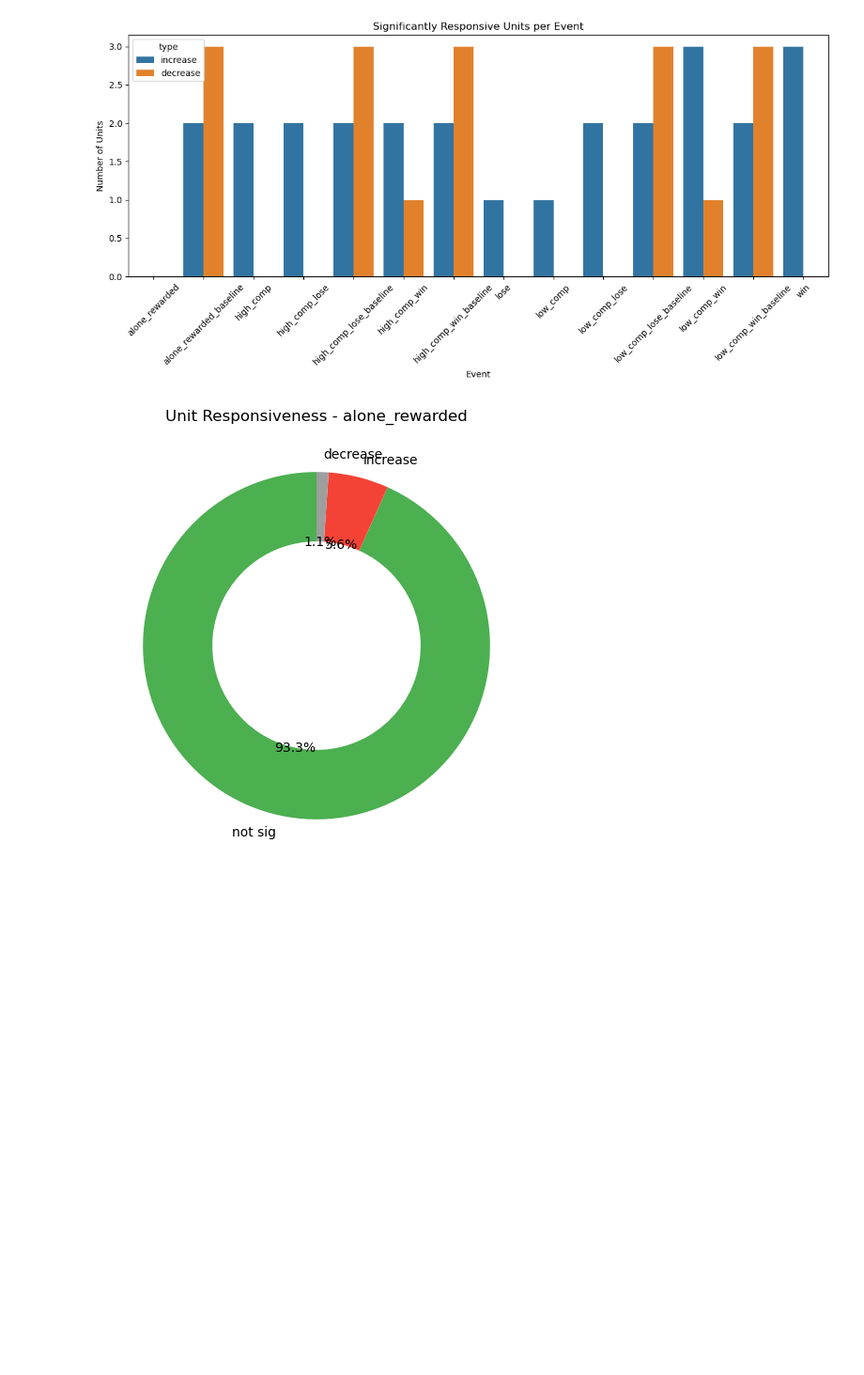
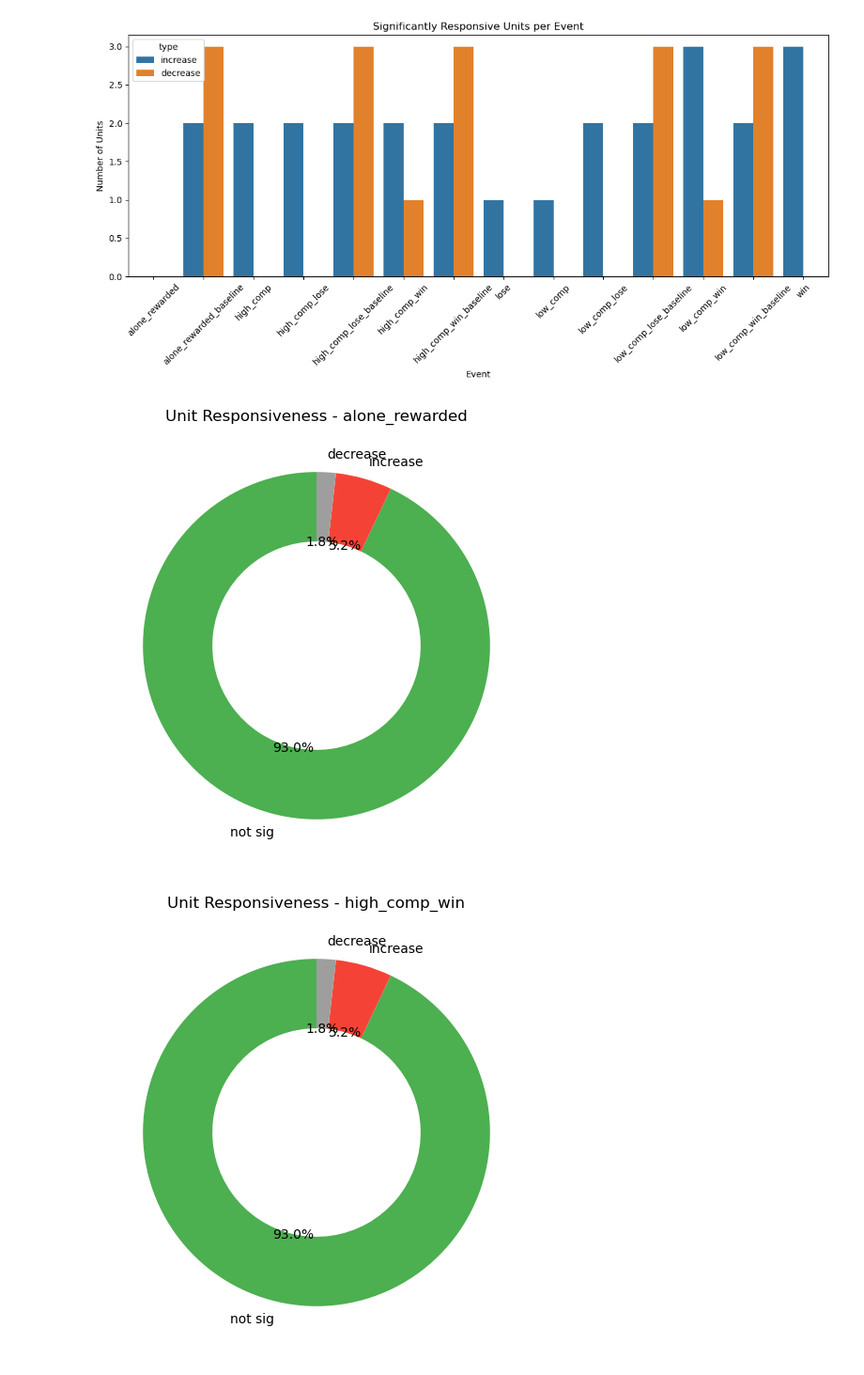
Before and after one commit to padillacoreanolab/diff_fam_social_memory_ephys, a Jupyter notebook: other_peoples_sutff/Thomas/z_score_analysis.ipynb, the cells around one changed output. Shown at 94% size. Cells and saved outputs as stored; diff of their text form; code cells hidden in the pictures; blank space fills up the shorter version.

```diff
--- a/other_peoples_sutff/Thomas/z_score_analysis.ipynb
+++ b/other_peoples_sutff/Thomas/z_score_analysis.ipynb
@@ -401,9 +710,13 @@ def plot_donut_pie(event_df, event_name):
     plt.show()
 
 # Example usage:
-plot_donut_pie(combined_zscore_df, 'alone_rewarded')
+plot_donut_pie(all_events_combined_df, 'alone_rewarded')
 # %% [output]
-[figure, old version]
+[figure, new version]
+# %%
+plot_donut_pie(all_events_combined_df, 'high_comp_win')
+# %% [output]
+[figure, added]
 # %%
 import pandas as pd
 import seaborn as sns
```
Also changed, not shown: parts of 22 cells of this notebook, 2 other files.
